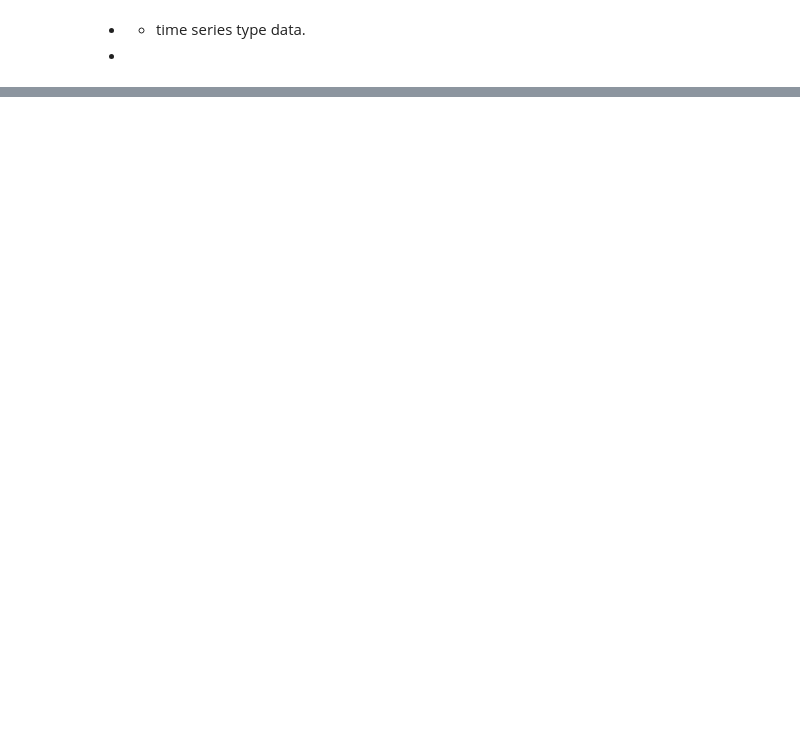
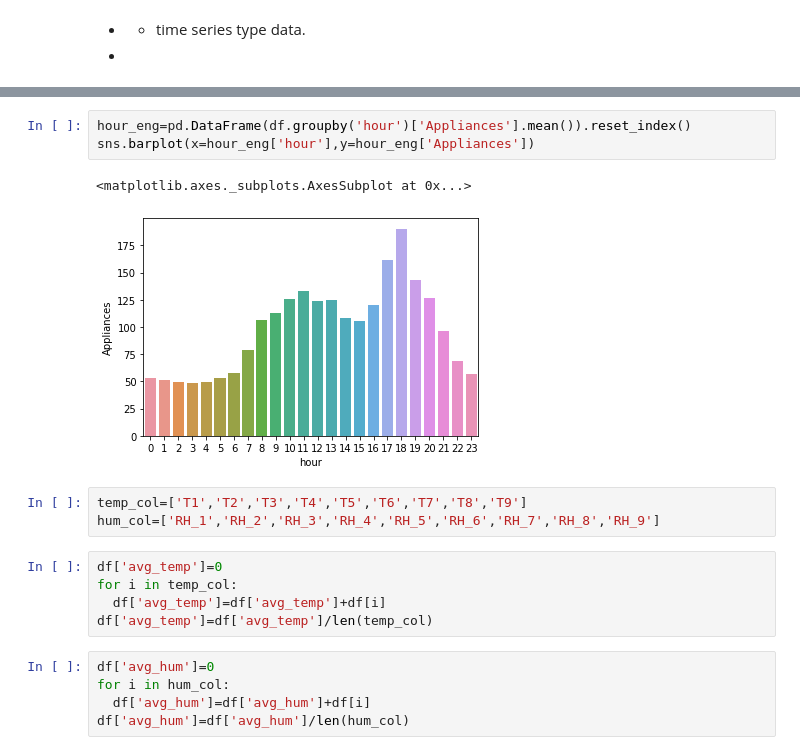
Before and after one commit to Shubhankitsirvaiya/Appliance-Energy-Prediction, a Jupyter notebook: Capstone_Project_Regression.ipynb, the cells around one changed output, grey strips where cells are left out. Saved outputs shown, nothing was run; the diff lists cells and outputs as text; blank space fills up the shorter version.

```diff
--- a/Capstone_Project_Regression.ipynb
+++ b/Capstone_Project_Regression.ipynb
@@ -74,0 +160,19 @@ sns.heatmap(df.corr(),annot=True,)
+# %%
+hour_eng=pd.DataFrame(df.groupby('hour')['Appliances'].mean()).reset_index()
+sns.barplot(x=hour_eng['hour'],y=hour_eng['Appliances'])
+# %% [output]
+<matplotlib.axes._subplots.AxesSubplot at 0x...>
+[figure, added]
+# %%
+temp_col=['T1','T2','T3','T4','T5','T6','T7','T8','T9']
+hum_col=['RH_1','RH_2','RH_3','RH_4','RH_5','RH_6','RH_7','RH_8','RH_9']
+# %%
+df['avg_temp']=0
+for i in temp_col:
+  df['avg_temp']=df['avg_temp']+df[i]
+df['avg_temp']=df['avg_temp']/len(temp_col)
+# %%
+df['avg_hum']=0
+for i in hum_col:
+  df['avg_hum']=df['avg_hum']+df[i]
+df['avg_hum']=df['avg_hum']/len(hum_col)
```
Also changed, not shown: parts of 18 cells of this notebook.
